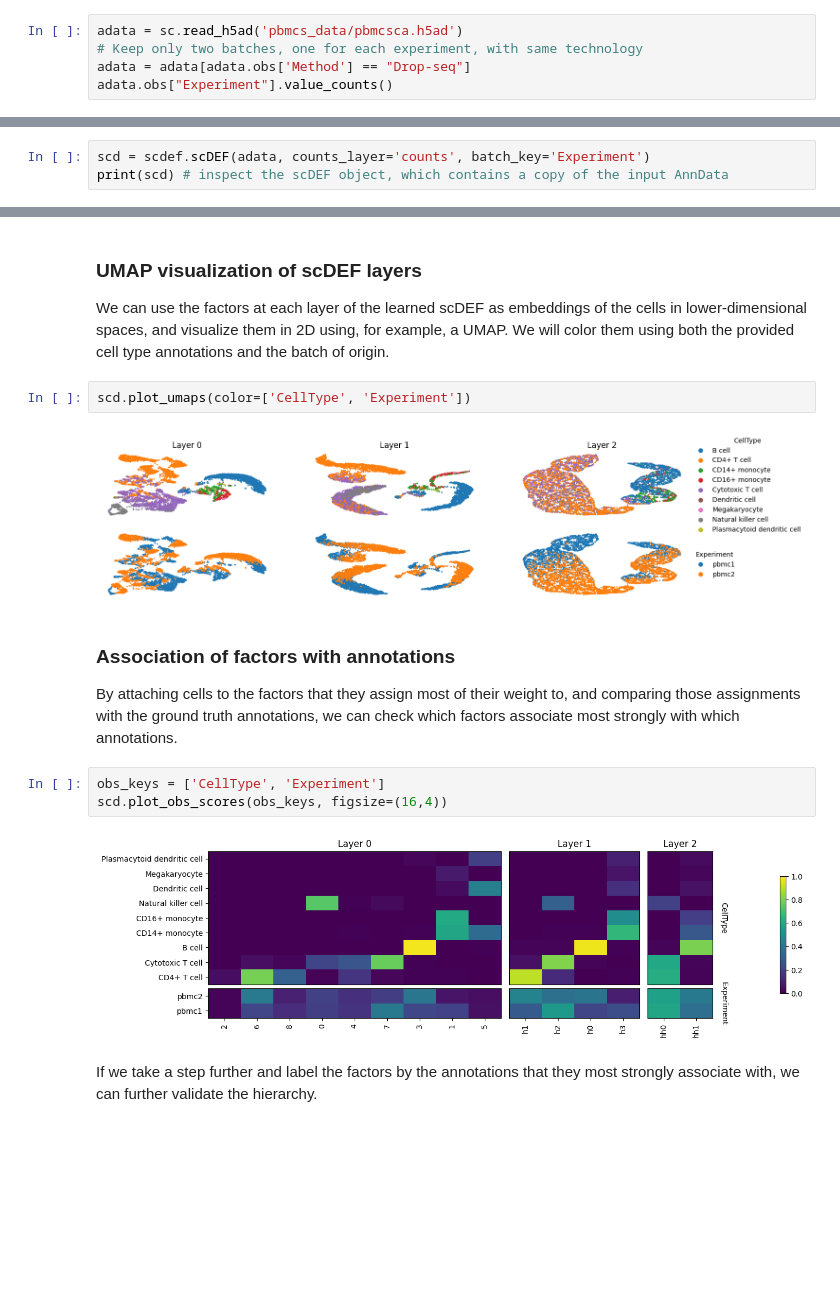
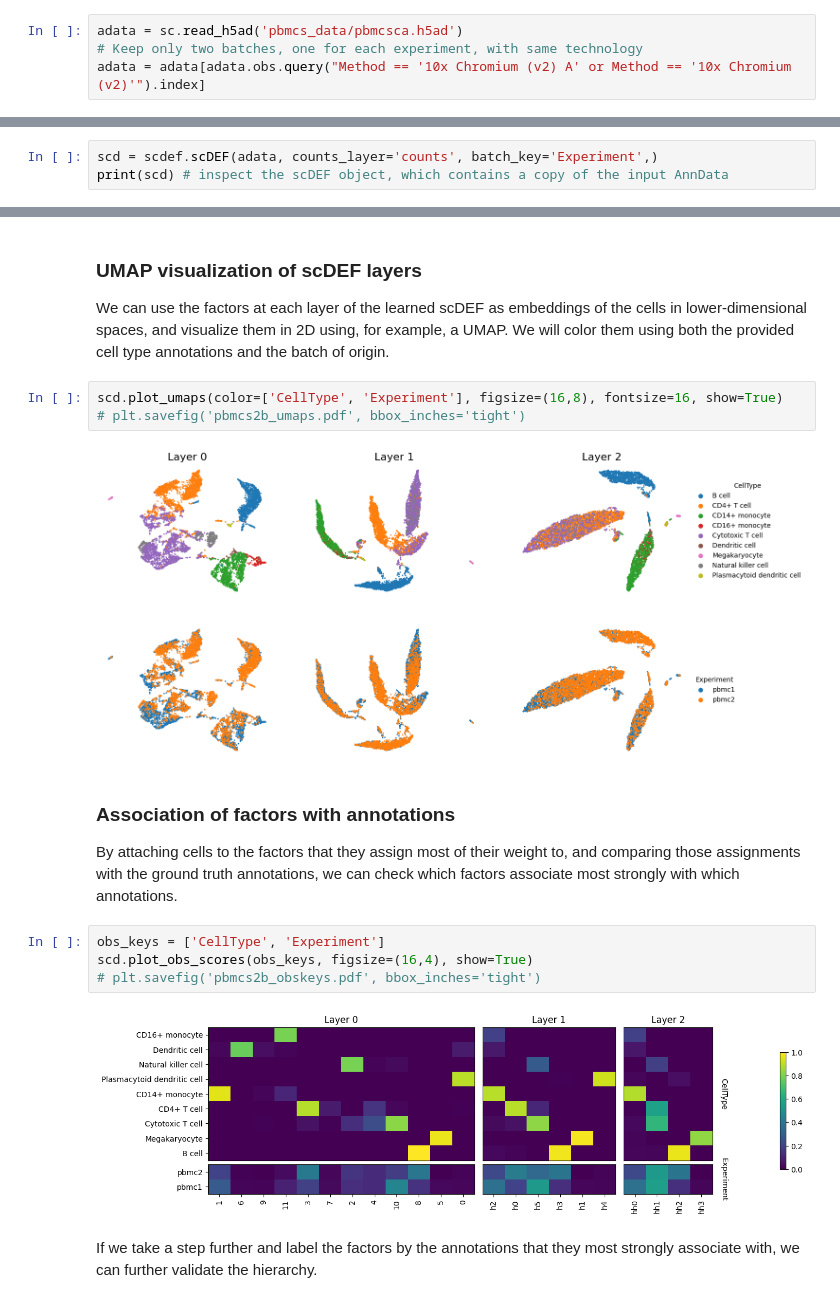
Before and after one commit to cbg-ethz/scDEF, a Jupyter notebook: docs/examples/scdef-pbmcs-2batches.ipynb, the cells around one changed output, grey strips where cells are left out. Drawn from its saved outputs; the diff is of its cells as text; blank space fills up the shorter version.

```diff
--- a/docs/examples/scdef-pbmcs-2batches.ipynb
+++ b/docs/examples/scdef-pbmcs-2batches.ipynb
@@ -13,5 +13,4 @@ import scdef
 # %%
 adata = sc.read_h5ad('pbmcs_data/pbmcsca.h5ad')
 # Keep only two batches, one for each experiment, with same technology
-adata = adata[adata.obs['Method'] == "Drop-seq"]
-adata.obs["Experiment"].value_counts()
+adata = adata[adata.obs.query("Method == '10x Chromium (v2) A' or Method == '10x Chromium (v2)'").index]
@@ -55,7 +57,7 @@ sc.pl.umap(adata, color=['leiden', 'CellType', 'Experiment'], frameon=False)
 # %% [markdown]
 We tell scDEF to learn per-batch gene scales by setting `batch_key`. Combined with the sparsity and non-negativity constraints in the model, this provides enough power to correct batch effects and find shared variation between the two experiments.
 # %%
-scd = scdef.scDEF(adata, counts_layer='counts', batch_key='Experiment')
+scd = scdef.scDEF(adata, counts_layer='counts', batch_key='Experiment',)
 print(scd) # inspect the scDEF object, which contains a copy of the input AnnData
 # %% [output]
 scDEF object with 5 layers
@@ -170,17 +192,19 @@ sc.pl.umap(scd.adata, color=['factor', 'hfactor', 'hhfactor', 'hhhfactor'],
 ### UMAP visualization of scDEF layers
 We can use the factors at each layer of the learned scDEF as embeddings of the cells in lower-dimensional spaces, and visualize them in 2D using, for example, a UMAP. We will color them using both the provided cell type annotations and the batch of origin.
 # %%
-scd.plot_umaps(color=['CellType', 'Experiment'])
+scd.plot_umaps(color=['CellType', 'Experiment'], figsize=(16,8), fontsize=16, show=True)
+# plt.savefig('pbmcs2b_umaps.pdf', bbox_inches='tight')
 # %% [output]
-[figure, old version]
+[figure, new version]
 # %% [markdown]
 ### Association of factors with annotations
 By attaching cells to the factors that they assign most of their weight to, and comparing those assignments with the ground truth annotations, we can check which factors associate most strongly with which annotations.
 # %%
 obs_keys = ['CellType', 'Experiment']
-scd.plot_obs_scores(obs_keys, figsize=(16,4))
+scd.plot_obs_scores(obs_keys, figsize=(16,4), show=True)
+# plt.savefig('pbmcs2b_obskeys.pdf', bbox_inches='tight')
 # %% [output]
-[figure, old version]
+[figure, new version]
 # %% [markdown]
 If we take a step further and label the factors by the annotations that they most strongly associate with, we can further validate the hierarchy.
 # %%
```
Also changed, not shown: parts of 15 cells of this notebook, 4 other files.
